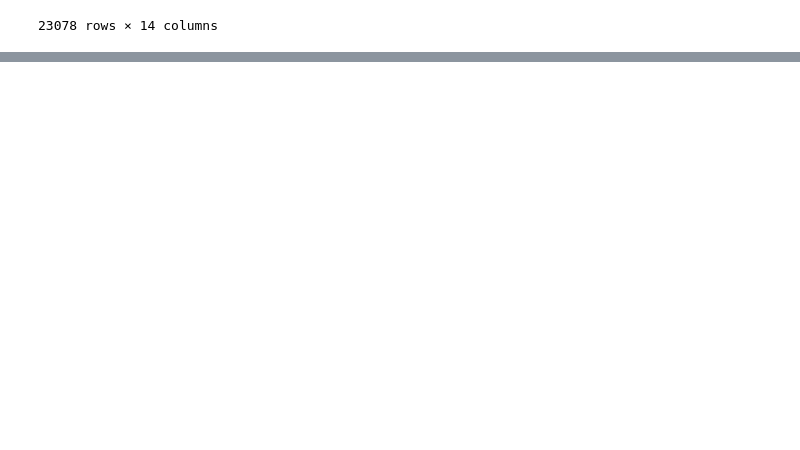
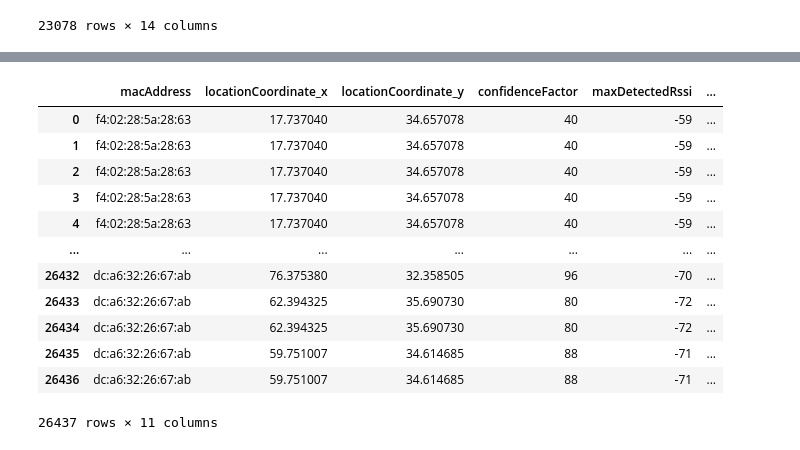
Before and after one commit to zhecui-zc/data, a Jupyter notebook: API_data/data_with_precision/Untitled.ipynb, the cells around one changed output, grey strips where cells are left out. Saved outputs shown, nothing was run; the diff lists cells and outputs as text; code cells hidden in the pictures; blank space fills up the shorter version.

```diff
--- a/API_data/data_with_precision/Untitled.ipynb
+++ b/API_data/data_with_precision/Untitled.ipynb
@@ -87,2 +91,18 @@ df
 # %%
 df.to_csv('./All_new.csv',index=False)
+# %%
+df
+# %% [output]
+|  | macAddress | locationCoordinate_x | locationCoordinate_y | confidenceFactor | maxDetectedRssi | ... |
+| 0 | f4:02:28:5a:28:63 | 17.737040 | 34.657078 | 40 | -59 | ... |
+| 1 | f4:02:28:5a:28:63 | 17.737040 | 34.657078 | 40 | -59 | ... |
+| 2 | f4:02:28:5a:28:63 | 17.737040 | 34.657078 | 40 | -59 | ... |
+| 3 | f4:02:28:5a:28:63 | 17.737040 | 34.657078 | 40 | -59 | ... |
+| 4 | f4:02:28:5a:28:63 | 17.737040 | 34.657078 | 40 | -59 | ... |
+| ... | ... | ... | ... | ... | ... | ... |
+| 26432 | dc:a6:32:26:67:ab | 76.375380 | 32.358505 | 96 | -70 | ... |
+| 26433 | dc:a6:32:26:67:ab | 62.394325 | 35.690730 | 80 | -72 | ... |
+| 26434 | dc:a6:32:26:67:ab | 62.394325 | 35.690730 | 80 | -72 | ... |
+| 26435 | dc:a6:32:26:67:ab | 59.751007 | 34.614685 | 88 | -71 | ... |
+| 26436 | dc:a6:32:26:67:ab | 59.751007 | 34.614685 | 88 | -71 | ... |
+26437 rows × 11 columns
```
Also changed, not shown: parts of 5 cells of this notebook, 18 other files.
